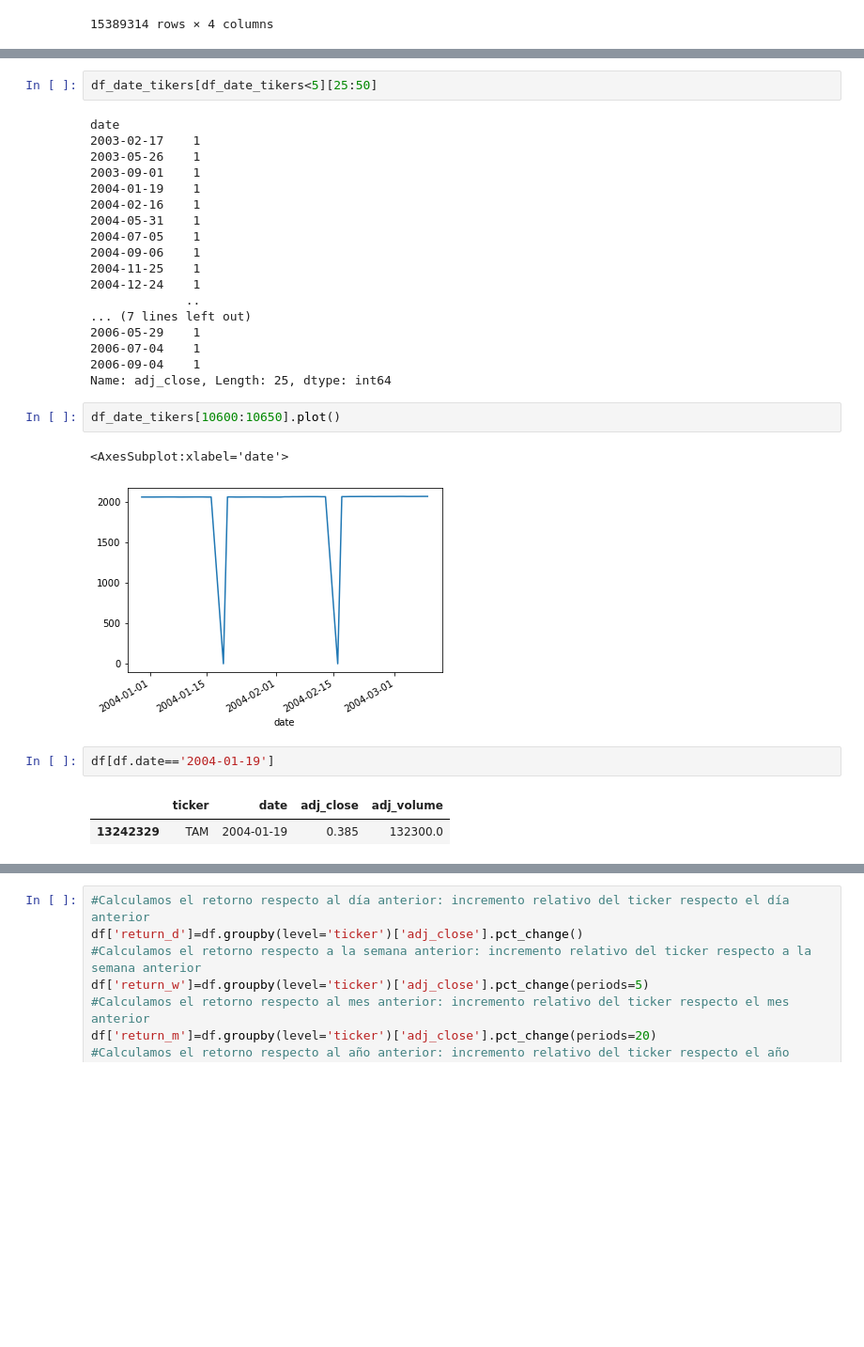
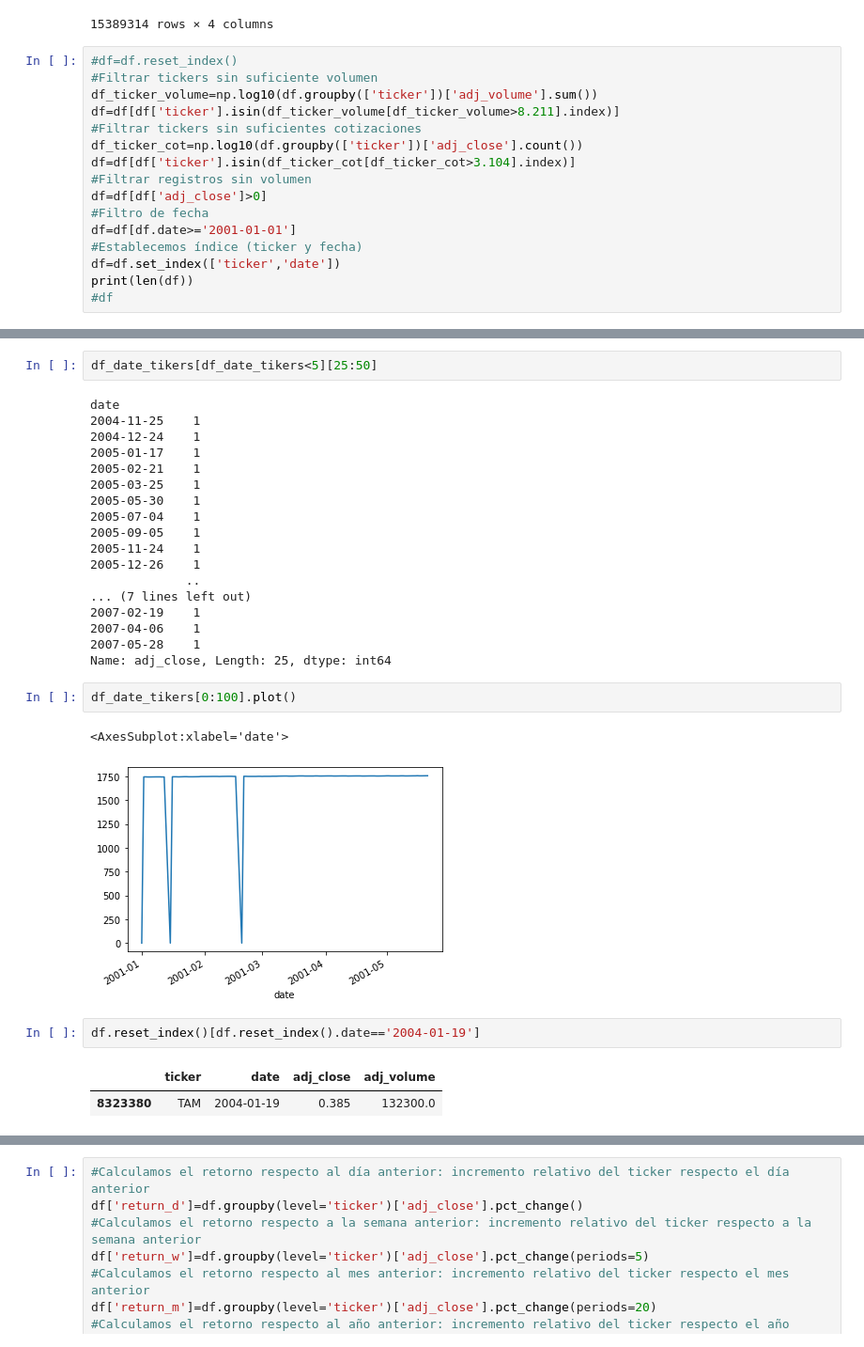
Before and after one commit to manueldecesar/LABQT, a Jupyter notebook: LABQT.ipynb, the cells around one changed output, grey strips where cells are left out. Shown at 94% size. Saved outputs shown, nothing was run; the diff lists cells and outputs as text; blank space fills up the shorter version.

```diff
--- a/LABQT.ipynb
+++ b/LABQT.ipynb
@@ -35,3 +38,19 @@ df
 | 15389312 | ZUMZ | 2018-03-26 | 24.650000 | 375320.0 |
 | 15389313 | ZUMZ | 2018-03-27 | 23.600000 | 403884.0 |
 15389314 rows × 4 columns
+# %%
+#df=df.reset_index()
+#Filtrar tickers sin suficiente volumen
+df_ticker_volume=np.log10(df.groupby(['ticker'])['adj_volume'].sum())
+df=df[df['ticker'].isin(df_ticker_volume[df_ticker_volume>8.211].index)]
+#Filtrar tickers sin suficientes cotizaciones
+df_ticker_cot=np.log10(df.groupby(['ticker'])['adj_close'].count())
+df=df[df['ticker'].isin(df_ticker_cot[df_ticker_cot>3.104].index)]
+#Filtrar registros sin volumen
+df=df[df['adj_close']>0]
+#Filtro de fecha
+df=df[df.date>='2001-01-01']
+#Establecemos índice (ticker y fecha)
+df=df.set_index(['ticker','date'])
+print(len(df))
+#df
@@ -134,30 +148,30 @@ mediana de número de tickers por fecha 534.0
 df_date_tikers[df_date_tikers<5][25:50]
 # %% [output]
 date
-2003-02-17    1
-2003-05-26    1
-2003-09-01    1
-2004-01-19    1
-2004-02-16    1
-2004-05-31    1
-2004-07-05    1
-2004-09-06    1
 2004-11-25    1
 2004-12-24    1
+2005-01-17    1
+2005-02-21    1
+2005-03-25    1
+2005-05-30    1
+2005-07-04    1
+2005-09-05    1
+2005-11-24    1
+2005-12-26    1
              ..
 ... (7 lines left out)
-2006-05-29    1
-2006-07-04    1
-2006-09-04    1
+2007-02-19    1
+2007-04-06    1
+2007-05-28    1
 Name: adj_close, Length: 25, dtype: int64
 # %%
-df_date_tikers[10600:10650].plot()
+df_date_tikers[0:100].plot()
 # %% [output]
 <AxesSubplot:xlabel='date'>
-[figure, old version]
+[figure, new version]
 # %%
-df[df.date=='2004-01-19']
+df.reset_index()[df.reset_index().date=='2004-01-19']
 # %% [output]
 |  | ticker | date | adj_close | adj_volume |
-| 13242329 | TAM | 2004-01-19 | 0.385 | 132300.0 |
+| 8323380 | TAM | 2004-01-19 | 0.385 | 132300.0 |
 # %%
```
Also changed, not shown: parts of 32 cells of this notebook.
